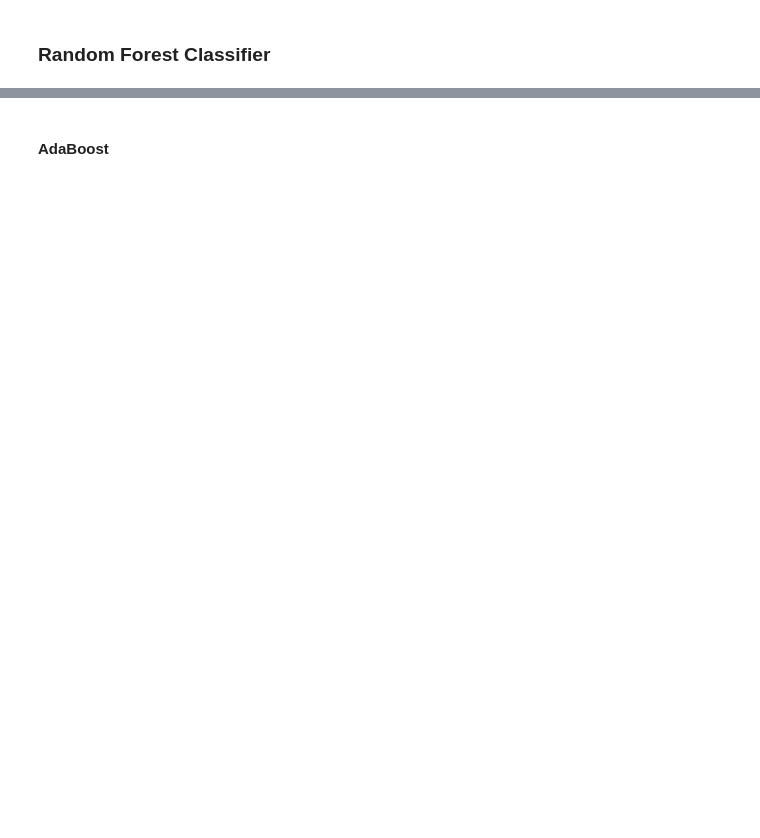
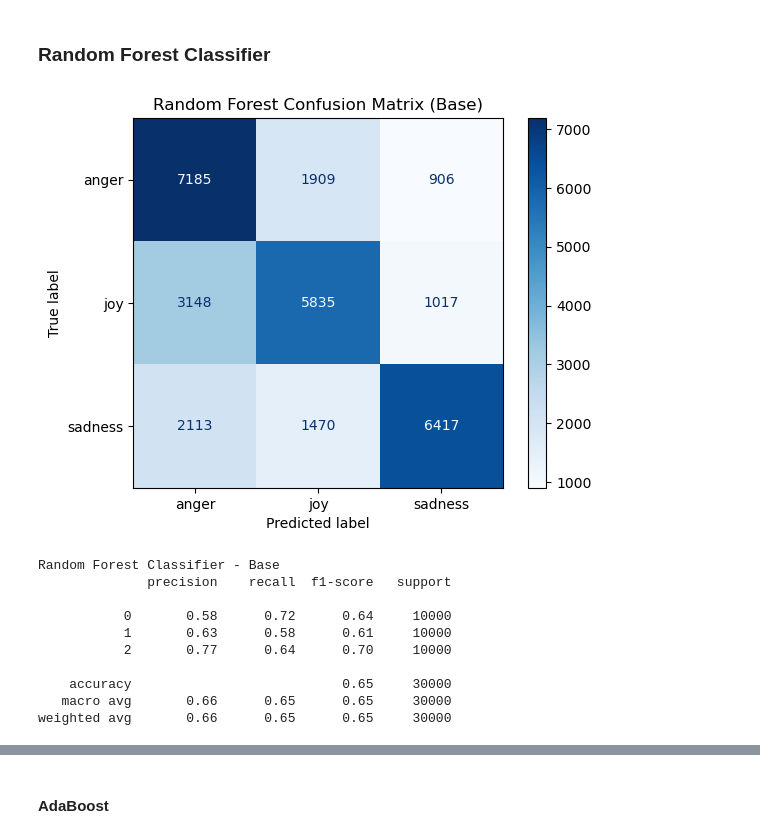
Before and after one commit to danielromerom/spotify-lyrical-analysis, a Jupyter notebook: notebooks/spotify_data_exploration.ipynb, the cells around one changed output, grey strips where cells are left out. Saved outputs shown, nothing was run; the diff lists cells and outputs as text; code cells hidden in the pictures; blank space fills up the shorter version.

```diff
--- a/notebooks/spotify_data_exploration.ipynb
+++ b/notebooks/spotify_data_exploration.ipynb
@@ -773,17 +692,35 @@ print(classification_report(y_test, y_pred_best_random))
 # %% [markdown]
 <h3>Random Forest Classifier</h3>
 # %%
-# Random Forest Classifier
 from sklearn.ensemble import RandomForestClassifier
+from sklearn.metrics import confusion_matrix, ConfusionMatrixDisplay, classification_report
+import matplotlib.pyplot as plt
 
-rf = RandomForestClassifier(random_state=67, n_estimators=100)
-rf.fit(X_train, y_train)
-y_pred_rf = rf.predict(X_test)
-cm_rf = confusion_matrix(y_test, y_pred_rf)
-disp = ConfusionMatrixDisplay(confusion_matrix=cm_rf, display_labels=label_enc.classes_)
+rf_base = RandomForestClassifier(
+    random_state=67,
+    n_estimators=100
+)
+rf_base.fit(X_train_final, y_train)
+y_pred_rf_base = rf_base.predict(X_test)
+
+cm_rf_base = confusion_matrix(y_test, y_pred_rf_base)
+disp = ConfusionMatrixDisplay(confusion_matrix=cm_rf_base, display_labels=label_enc.classes_)
 disp.plot(cmap=plt.cm.Blues)
 plt.title("Random Forest Confusion Matrix (Base)")
 plt.show()
-print("Random Forest Classifier")
-print(classification_report(y_test, y_pred_rf))
+
+print("Random Forest Classifier - Base")
+print(classification_report(y_test, y_pred_rf_base))
+# %% [output]
+[figure, added]
+Random Forest Classifier - Base
+              precision    recall  f1-score   support
+
+           0       0.58      0.72      0.64     10000
+           1       0.63      0.58      0.61     10000
+           2       0.77      0.64      0.70     10000
+
+    accuracy                           0.65     30000
+   macro avg       0.66      0.65      0.65     30000
+weighted avg       0.66      0.65      0.65     30000
 # %%
```
Also changed, not shown: parts of 12 cells of this notebook, 1 other file.
